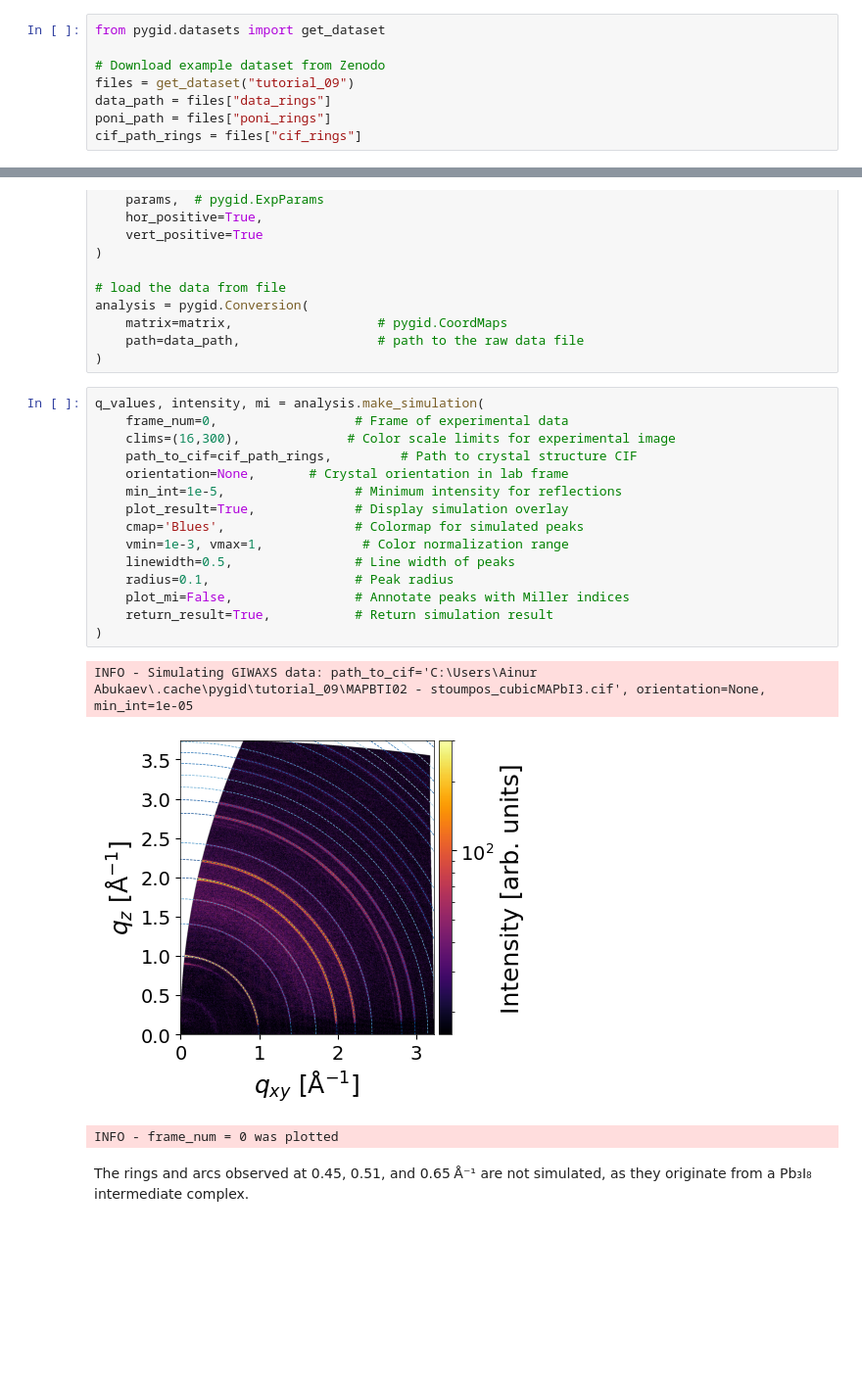
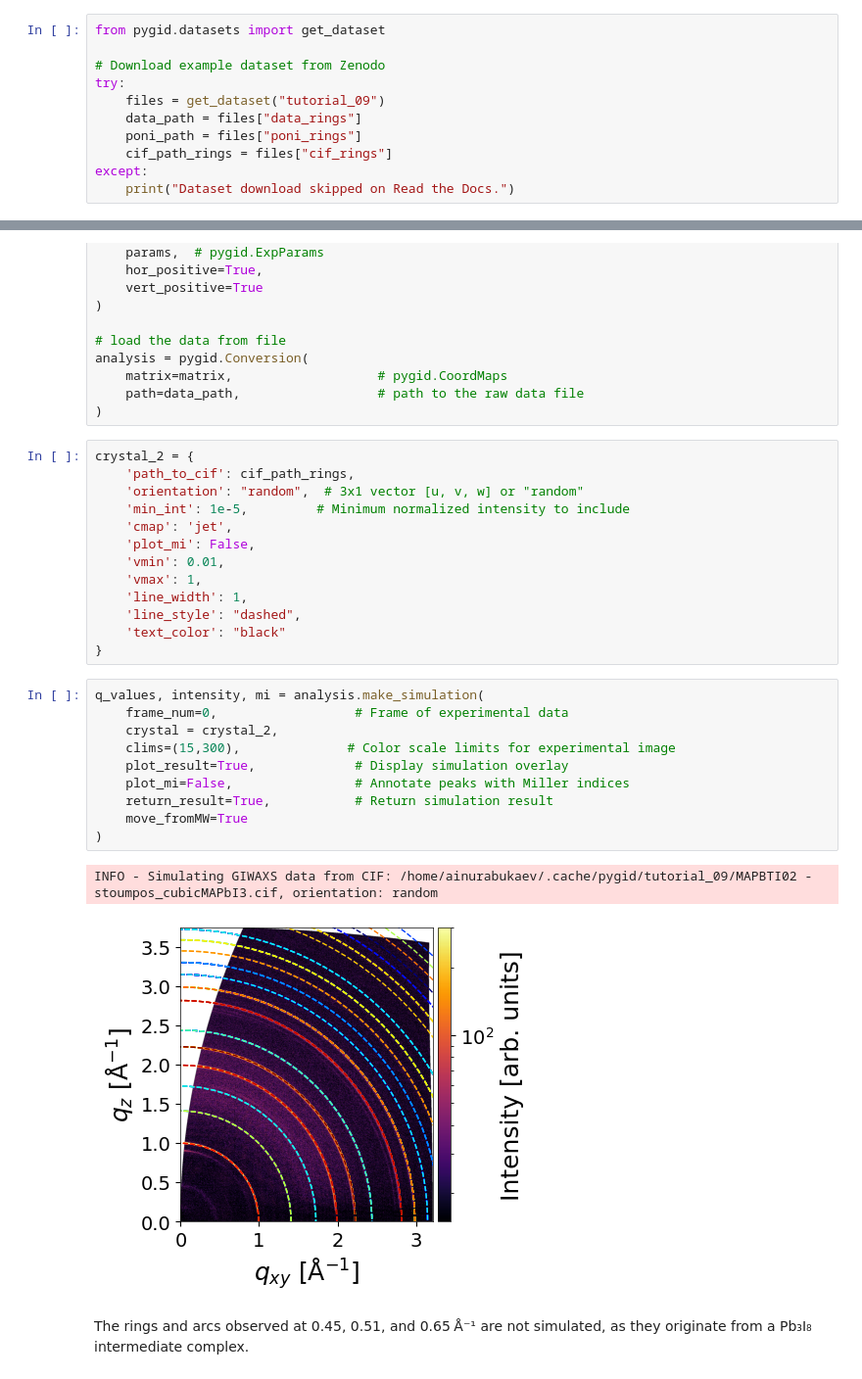
Before and after one commit to mlgid-project/pygid, a Jupyter notebook: docs/tutorials/tutorial_09_simulations.ipynb, the cells around one changed output, grey strips where cells are left out. Shown at 98% size. Drawn from its saved outputs; the diff is of its cells as text; blank space fills up the shorter version.

Commit message:
make_simulation function has been upgraded to simulate from pygidSIM.Cystal description

```diff
--- a/docs/tutorials/tutorial_09_simulations.ipynb
+++ b/docs/tutorials/tutorial_09_simulations.ipynb
@@ -157,10 +177,13 @@ When `return_result=True`, the function returns:
 from pygid.datasets import get_dataset
 
 # Download example dataset from Zenodo
-files = get_dataset("tutorial_09")
-data_path = files["data_rings"]
-poni_path = files["poni_rings"]
-cif_path_rings = files["cif_rings"]
+try:
+    files = get_dataset("tutorial_09")
+    data_path = files["data_rings"]
+    poni_path = files["poni_rings"]
+    cif_path_rings = files["cif_rings"]
+except:
+    print("Dataset download skipped on Read the Docs.")
 # %%
 import pygid
 
@@ -184,24 +207,31 @@ analysis = pygid.Conversion(
     matrix=matrix,                   # pygid.CoordMaps
     path=data_path,                  # path to the raw data file
 )
+# %%
+crystal_2 = {
+    'path_to_cif': cif_path_rings,
+    'orientation': "random",  # 3x1 vector [u, v, w] or "random"
+    'min_int': 1e-5,         # Minimum normalized intensity to include
+    'cmap': 'jet',
+    'plot_mi': False,
+    'vmin': 0.01,
+    'vmax': 1,
+    'line_width': 1,
+    'line_style': "dashed",
+    'text_color': "black"
+}
 # %%
 q_values, intensity, mi = analysis.make_simulation(
     frame_num=0,                  # Frame of experimental data
-    clims=(16,300),              # Color scale limits for experimental image
-    path_to_cif=cif_path_rings,         # Path to crystal structure CIF
-    orientation=None,       # Crystal orientation in lab frame
-    min_int=1e-5,                 # Minimum intensity for reflections
+    crystal = crystal_2,
+    clims=(15,300),              # Color scale limits for experimental image
     plot_result=True,             # Display simulation overlay
-    cmap='Blues',                 # Colormap for simulated peaks
-    vmin=1e-3, vmax=1,             # Color normalization range
-    linewidth=0.5,                # Line width of peaks
-    radius=0.1,                   # Peak radius
     plot_mi=False,                # Annotate peaks with Miller indices
     return_result=True,           # Return simulation result
+    move_fromMW=True
 )
 # %% [output]
-INFO - Simulating GIWAXS data: path_to_cif='C:\Users\Ainur Abukaev\.cache\pygid\tutorial_09\MAPBTI02 - stoumpos_cubicMAPbI3.cif', orientation=None, min_int=1e-05
+INFO - Simulating GIWAXS data from CIF: /home/ainurabukaev/.cache/pygid/tutorial_09/MAPBTI02 - stoumpos_cubicMAPbI3.cif, orientation: random
-[figure, old version]
+[figure, new version]
-INFO - frame_num = 0 was plotted
 # %% [markdown]
 The rings and arcs observed at 0.45, 0.51, and 0.65 Å⁻¹ are not simulated, as they originate from a Pb₃I₈ intermediate complex.
```
Also changed, not shown: parts of 15 cells of this notebook, 3 other files.
